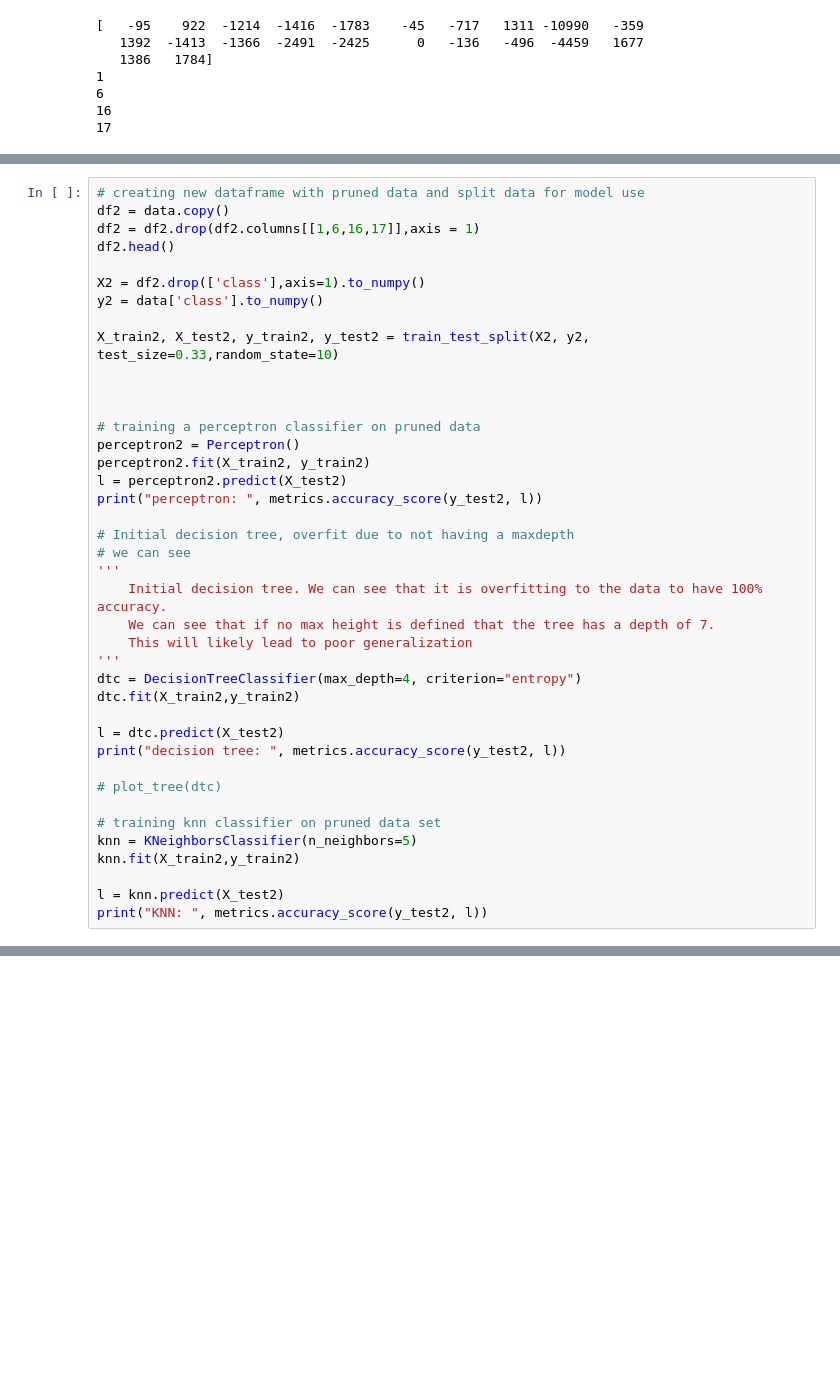
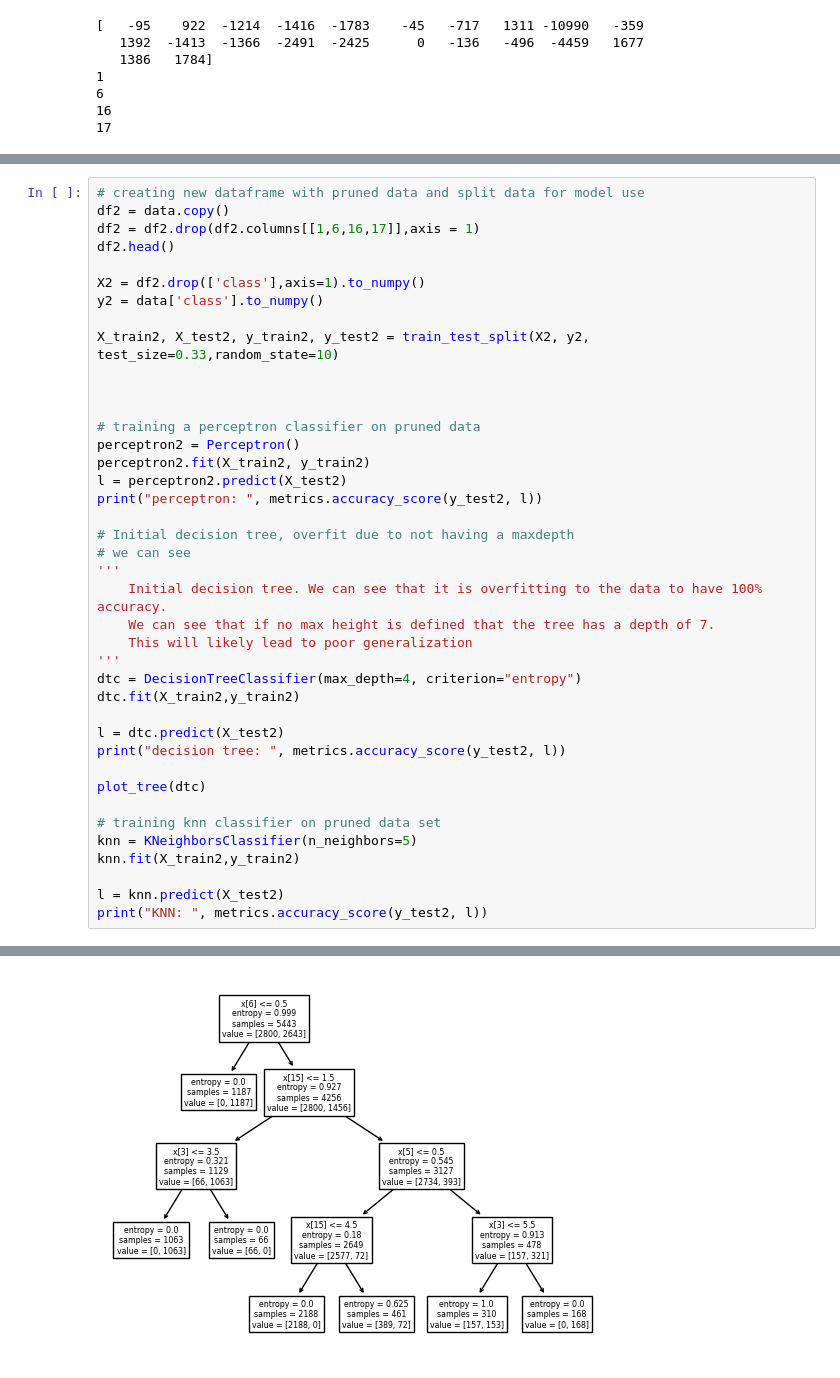
Before and after one commit to Cass-1/mushroom-classification, a Jupyter notebook: mushroom_analysis.ipynb, the cells around one changed output, grey strips where cells are left out. Saved outputs shown, nothing was run; the diff lists cells and outputs as text; blank space fills up the shorter version.

```diff
--- a/mushroom_analysis.ipynb
+++ b/mushroom_analysis.ipynb
@@ -215,7 +216,7 @@ dtc.fit(X_train2,y_train2)
 l = dtc.predict(X_test2)
 print("decision tree: ", metrics.accuracy_score(y_test2, l))
 
-# plot_tree(dtc)
+plot_tree(dtc)
 
 # training knn classifier on pruned data set
 knn = KNeighborsClassifier(n_neighbors=5)
@@ -223,3 +224,4 @@ knn.fit(X_train2,y_train2)
 
 l = knn.predict(X_test2)
 print("KNN: ", metrics.accuracy_score(y_test2, l))
+# %% [output]
@@ -226,3 +231,4 @@ print("KNN: ", metrics.accuracy_score(y_test2, l))
+[figure, added]
 # %%
 # Initial decision tree, overfit due to not having a maxdepth
 # we can see
```
Also changed, not shown: parts of 4 cells of this notebook.
